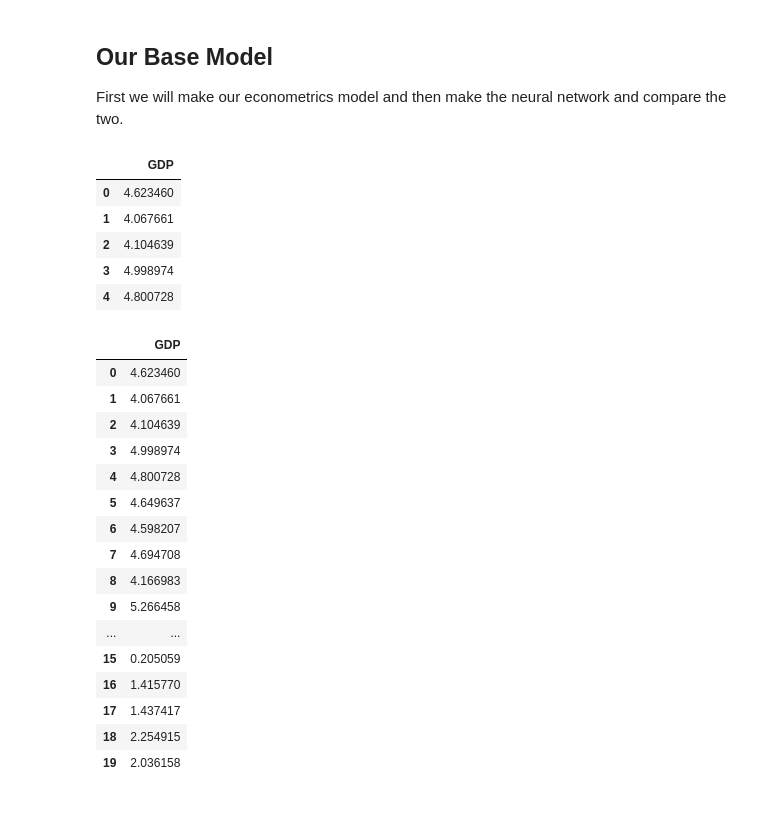
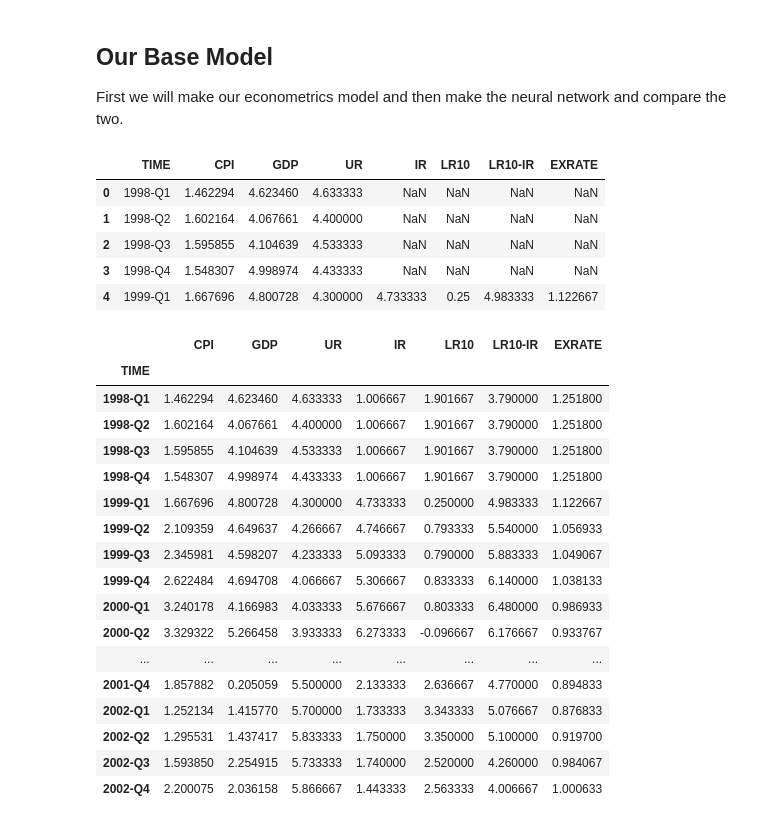
Before and after one commit to Glezzy/Mac-and-DNN, a Jupyter notebook: Project_predict_macroNN.ipynb, the cells around one changed output. Saved outputs shown, nothing was run; the diff lists cells and outputs as text; code cells hidden in the pictures.

```diff
--- a/Project_predict_macroNN.ipynb
+++ b/Project_predict_macroNN.ipynb
@@ -49,37 +58,38 @@ import math
 # %%
 # load data
-macro = pd.read_csv("us_macro_var.csv", usecols=[2])
+macro = pd.read_csv("us_macro_var.csv")
 # display data
 macro.head()
 # %% [output]
-|  | GDP |
-| 0 | 4.623460 |
-| 1 | 4.067661 |
-| 2 | 4.104639 |
-| 3 | 4.998974 |
-| 4 | 4.800728 |
+|  | TIME | CPI | GDP | UR | IR | LR10 | LR10-IR | EXRATE |
+| 0 | 1998-Q1 | 1.462294 | 4.623460 | 4.633333 | NaN | NaN | NaN | NaN |
+| 1 | 1998-Q2 | 1.602164 | 4.067661 | 4.400000 | NaN | NaN | NaN | NaN |
+| 2 | 1998-Q3 | 1.595855 | 4.104639 | 4.533333 | NaN | NaN | NaN | NaN |
+| 3 | 1998-Q4 | 1.548307 | 4.998974 | 4.433333 | NaN | NaN | NaN | NaN |
+| 4 | 1999-Q1 | 1.667696 | 4.800728 | 4.300000 | 4.733333 | 0.25 | 4.983333 | 1.122667 |
 # %%
 # replace NA with median value
 macro = macro.fillna(macro.median())
 macro.head()
 # turn time into row title instead of a variable
-#macro = macro.set_index('TIME')
+macro = macro.set_index('TIME')
 macro.head(20)
 # %% [output]
-|  | GDP |
-| 0 | 4.623460 |
-| 1 | 4.067661 |
-| 2 | 4.104639 |
-| 3 | 4.998974 |
-| 4 | 4.800728 |
-| 5 | 4.649637 |
-| 6 | 4.598207 |
-| 7 | 4.694708 |
-| 8 | 4.166983 |
-| 9 | 5.266458 |
-| ... | ... |
-| 15 | 0.205059 |
-| 16 | 1.415770 |
-| 17 | 1.437417 |
-| 18 | 2.254915 |
-| 19 | 2.036158 |
+|  | CPI | GDP | UR | IR | LR10 | LR10-IR | EXRATE |
+| TIME |  |  |  |  |  |  |  |
+| 1998-Q1 | 1.462294 | 4.623460 | 4.633333 | 1.006667 | 1.901667 | 3.790000 | 1.251800 |
+| 1998-Q2 | 1.602164 | 4.067661 | 4.400000 | 1.006667 | 1.901667 | 3.790000 | 1.251800 |
+| 1998-Q3 | 1.595855 | 4.104639 | 4.533333 | 1.006667 | 1.901667 | 3.790000 | 1.251800 |
+| 1998-Q4 | 1.548307 | 4.998974 | 4.433333 | 1.006667 | 1.901667 | 3.790000 | 1.251800 |
+| 1999-Q1 | 1.667696 | 4.800728 | 4.300000 | 4.733333 | 0.250000 | 4.983333 | 1.122667 |
+| 1999-Q2 | 2.109359 | 4.649637 | 4.266667 | 4.746667 | 0.793333 | 5.540000 | 1.056933 |
+| 1999-Q3 | 2.345981 | 4.598207 | 4.233333 | 5.093333 | 0.790000 | 5.883333 | 1.049067 |
+| 1999-Q4 | 2.622484 | 4.694708 | 4.066667 | 5.306667 | 0.833333 | 6.140000 | 1.038133 |
+| 2000-Q1 | 3.240178 | 4.166983 | 4.033333 | 5.676667 | 0.803333 | 6.480000 | 0.986933 |
+| 2000-Q2 | 3.329322 | 5.266458 | 3.933333 | 6.273333 | -0.096667 | 6.176667 | 0.933767 |
+| ... | ... | ... | ... | ... | ... | ... | ... |
+| 2001-Q4 | 1.857882 | 0.205059 | 5.500000 | 2.133333 | 2.636667 | 4.770000 | 0.894833 |
+| 2002-Q1 | 1.252134 | 1.415770 | 5.700000 | 1.733333 | 3.343333 | 5.076667 | 0.876833 |
+| 2002-Q2 | 1.295531 | 1.437417 | 5.833333 | 1.750000 | 3.350000 | 5.100000 | 0.919700 |
+| 2002-Q3 | 1.593850 | 2.254915 | 5.733333 | 1.740000 | 2.520000 | 4.260000 | 0.984067 |
+| 2002-Q4 | 2.200075 | 2.036158 | 5.866667 | 1.443333 | 2.563333 | 4.006667 | 1.000633 |
```
Also changed, not shown: parts of 13 cells of this notebook.
